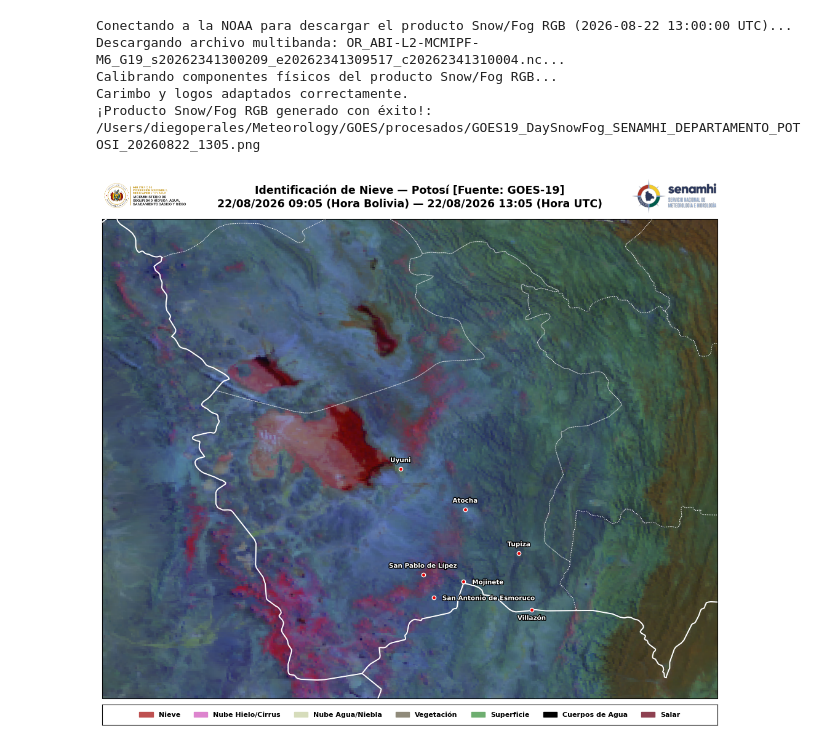
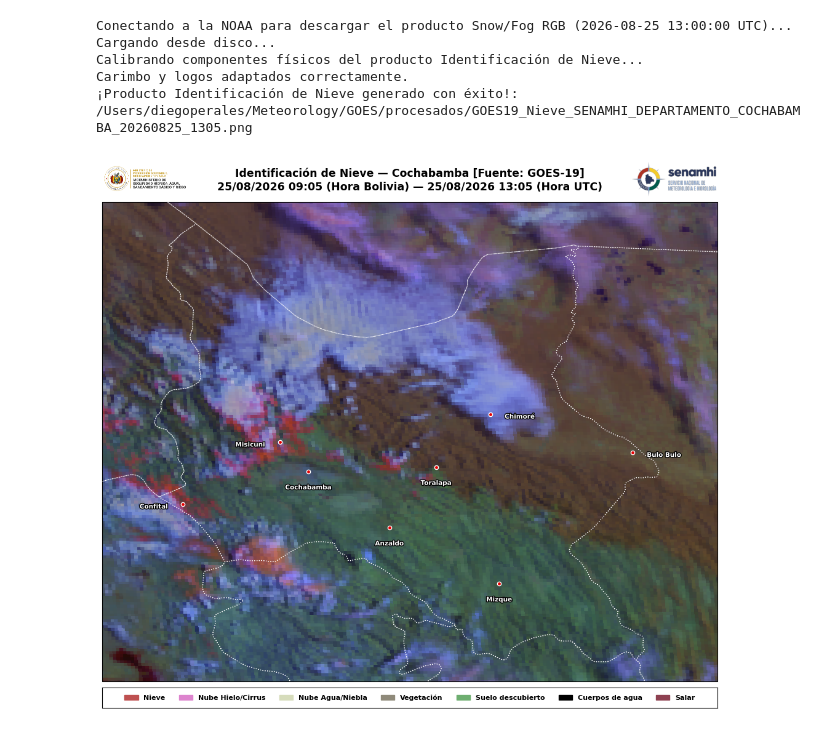
Before and after one commit to diegomapper/goes_env, a Jupyter notebook: Scripts/04_goes19_snowcloud.ipynb, the cells around one changed output. Saved outputs shown, nothing was run; the diff lists cells and outputs as text; code cells hidden in the pictures.

```diff
--- a/Scripts/04_goes19_snowcloud.ipynb
+++ b/Scripts/04_goes19_snowcloud.ipynb
@@ -66,7 +66,7 @@ def obtener_extent_geografico(shp_path, identificador, target_aspect=1.052, buff
 # ==========================================
 # 1. CONFIGURACIÓN DEL USUARIO
 # ==========================================
-FECHA_BUSCADA = datetime(2026, 8, 22, 13, 00)
+FECHA_BUSCADA = datetime(2026, 8, 25, 13, 00)
 
 # Seleccionar el tipo de producto: "DEPARTAMENTO" o "MACROREGION"
 MODO_REGION = "DEPARTAMENTO"
@@ -76,7 +76,7 @@ MODO_REGION = "DEPARTAMENTO"
 # Si MODO_REGION = "DEPARTAMENTO", usa la lógica nomenclatura departamental conocida.
 # Ejemplos para REGION_OBJETIVO: "Potosi", 5, "BOLIVIA (para todo el país)"
 
-REGION_OBJETIVO = "POTOSI"
+REGION_OBJETIVO = "COCHABAMBA"
 
 BASE_DIR = "/Users/diegoperales/Meteorology/GOES"
 RAW_DATA = os.path.join(BASE_DIR, "raw_data")
@@ -197,13 +197,13 @@ LOCALIDADES_REGIONALES = {
         "subtitulo": "Tarija",
         "localidades": {
             "Tarija": {"lat": -21.53, "lon": -64.73, "pos": "top"},
-            "Trancas": {"lat": -21.28, "lon": -64.87, "pos": "top"}
+            "Trancas": {"lat": -21.28, "lon": -64.87, "pos": "top"},
             "Campanario": {"lat": -21.55, "lon": -64.98, "pos": "left"},
             "Bermejo": {"lat": -22.72, "lon": -64.98, "pos": "left"},
             "Yacuiba": {"lat": -22.00, "lon": -63.67, "pos": "right"},
             "Villamontes": {"lat": -21.26, "lon": -63.45, "pos": "right"}
         }
-    }
+    },
 
     # --- MACROREGIONES ---
     "ALTIPLANO": {
@@ -372,9 +372,9 @@ sweep = glob_attrs['sweep_angle_axis']
 dataprojenv = ccrs.Geostationary(central_longitude=lon_0, satellite_height=height, sweep_axis=sweep)
 
 # ==========================================
-# 4. COMPOSICIÓN SNOW/ICE
+# 4. COMPOSICIÓN PRODUCTO NIEVE
 # ==========================================
-print("Calibrando componentes físicos del producto Snow/Fog RGB...")
+print("Calibrando componentes físicos del producto Identificación de Nieve...")
 
 ch03_raw = ds['CMI_C03'].data.astype(float)  # 0.86 µm
 ch05_raw = ds['CMI_C05'].data.astype(float)  # 1.60 µm
@@ -417,25 +417,21 @@ fig.subplots_adjust(left=0.00, right=1.00, top=0.88, bottom=0.06)
 # --- AJUSTE GEOGRÁFICO EQUILIBRADO SEGÚN EL DEPARTAMENTO O REGIÓN ---
 ax.set_extent(extent_final, crs=ccrs.PlateCarree())
 
-# --- EFECTO BORDERLESS ---
+# --- IMAGEN SIN BORDES ---
 X_grid = ds.x.data * height
 Y_grid = ds.y.data * height
 
-# imshow con aspect='auto' es más rápido y exacto
 x_min, x_max = X_grid.min(), X_grid.max()
 y_min, y_max = Y_grid.min(), Y_grid.max()
 
-# Eestirar la imagen satelital para rellenar los bordes laterales vacíos
+# La imagen satelital se extiende hasta los laterales
 ax.imshow(rgb_image, origin='upper', transform=dataprojenv,
           extent=[x_min, x_max, y_min, y_max], aspect='auto', zorder=1)
-
-import cartopy.io.shapereader as shpreader
-import cartopy.feature as cfeature
 
 # --- CAPA 1: LÍMITES GEOGRÁFICOS POLÍTICO-ADMINISTRATIVOS ---
 COLOR_BLANCO = '#ffffff'
 
-# 1. Costas y Fronteras de países (Resolución 10m de Cartopy)
+# 1. Costas y Fronteras de países (Cartopy emplea 10m de resolución)
 # Declaramos explícitamente la resolución '10m' para que coincida exactamente con los estados
 borde_nacional = cfeature.NaturalEarthFeature(category='cultural',
                                               name='admin_0_boundary_lines_land',
@@ -459,14 +455,14 @@ reader = shpreader.Reader(shapename)
 # Filtramos la base de datos global para obtener SOLO los de Bolivia
 bolivia_states = [estado.geometry for estado in reader.records() if estado.attributes['admin'] == 'Bolivia']
 
-# Dibujamos los departamentos
+# Graficamos los departamentos
 ax.add_geometries(bolivia_states, crs=ccrs.PlateCarree(),
                   facecolor='none', edgecolor=COLOR_BLANCO,
-                  linestyle=(0, (1, 2)), linewidth=0.7, zorder=4)
+                  linestyle=(0, (1, 2)), linewidth=0.9, zorder=4)
 
 # --- CAPA 2: LOCALIDADES POR DEPARTAMENTO O REGIÓN ---
 
-# El bucle ahora lee el diccionario de la región activa:
+# El bucle lee el diccionario de la región activa:
 for ciudad, info in localidades_final.items():
     ax.plot(info["lon"], info["lat"], marker='o', color='#E50001', markersize=4.5,
             markeredgecolor='white', markeredgewidth=1.0, transform=ccrs.PlateCarree(), zorder=10)
@@ -495,7 +491,7 @@ ax.set_title(
 
 # --- CAPA 5: LEYENDA HORIZONTAL ---
 pos_mapa = ax.get_position()
-ax_leyenda = fig.add_axes([0.00, pos_mapa.y0 - 0.045, 1.00, 0.035]) # Forzamos ancho completo 0.00 a 1.00
+ax_leyenda = fig.add_axes([0.00, pos_mapa.y0 - 0.045, 1.00, 0.035]) # Ancho completo 0.00 a 1.00
 ax_leyenda.set_facecolor('#ffffff')
 ax_leyenda.set_xticks([])
 ax_leyenda.set_yticks([])
@@ -505,8 +501,8 @@ parches_leyenda = [
     mpatches.Patch(color='#DD84CE', label='Nube Hielo/Cirrus'),
     mpatches.Patch(color='#D6DCBB', label='Nube Agua/Niebla'),
     mpatches.Patch(color='#8F8A7A', label='Vegetación'),
-    mpatches.Patch(color='#6EAE70', label='Superficie'),
-    mpatches.Patch(color='#000000', label='Cuerpos de Agua'),
+    mpatches.Patch(color='#6EAE70', label='Suelo descubierto'),
+    mpatches.Patch(color='#000000', label='Cuerpos de agua'),
     mpatches.Patch(color='#8E4151', label='Salar')
 ]
 
@@ -522,37 +518,37 @@ try:
     img_ministerio_path = os.path.join(PATH_LOGOS, "logo_ministerio.png")
     img_senamhi_path = os.path.join(PATH_LOGOS, "logo_senamhi.png")
 
     if os.path.exists(img_ministerio_path) and os.path.exists(img_senamhi_path):
         logo_ministerio = mpimg.imread(img_ministerio_path)
         logo_senamhi = mpimg.imread(img_senamhi_path)
 
         ax_logo_min = fig.add_axes([pos_mapa.x0, pos_mapa.y1 + 0.005, 0.14, 0.07])
         ax_logo_min.imshow(logo_ministerio)
         ax_logo_min.axis('off')
 
         ax_logo_sen = fig.add_axes([pos_mapa.x1 - 0.14, pos_mapa.y1 + 0.005, 0.14, 0.07])
         ax_logo_sen.imshow(logo_senamhi)
         ax_logo_sen.axis('off')
         print("Carimbo y logos adaptados correctamente.")
 except Exception as e:
     print(f"Alerta logos: {e}")
 
 # --- GUARDAR ARCHIVO CON NOMBRE DINÁMICO ---
 if isinstance(REGION_OBJETIVO, list):
     str_region = "_".join([str(x) for x in REGION_OBJETIVO])
 else:
     str_region = str(REGION_OBJETIVO)
 
-output_name = f"{OUTPUTS}/GOES19_DaySnowFog_SENAMHI_{MODO_REGION.upper()}_{str_region.upper()}_{fecha_utc.strftime('%Y%m%d_%H%M')}.png"
+output_name = f"{OUTPUTS}/GOES19_Nieve_SENAMHI_{MODO_REGION.upper()}_{str_region.upper()}_{fecha_utc.strftime('%Y%m%d_%H%M')}.png"
 
 plt.savefig(output_name, dpi=200, bbox_inches='tight', pad_inches=0.03)
-print(f"¡Producto Snow/Fog RGB generado con éxito!: {output_name}")
+print(f"¡Producto Identificación de Nieve generado con éxito!: {output_name}")
 
 plt.show()
 # %% [output]
-Conectando a la NOAA para descargar el producto Snow/Fog RGB (2026-08-22 13:00:00 UTC)...
-Descargando archivo multibanda: OR_ABI-L2-MCMIPF-M6_G19_s20262341300209_e20262341309517_c20262341310004.nc...
-Calibrando componentes físicos del producto Snow/Fog RGB...
+Conectando a la NOAA para descargar el producto Snow/Fog RGB (2026-08-25 13:00:00 UTC)...
+Cargando desde disco...
+Calibrando componentes físicos del producto Identificación de Nieve...
 Carimbo y logos adaptados correctamente.
-¡Producto Snow/Fog RGB generado con éxito!: /Users/diegoperales/Meteorology/GOES/procesados/GOES19_DaySnowFog_SENAMHI_DEPARTAMENTO_POTOSI_20260822_1305.png
+¡Producto Identificación de Nieve generado con éxito!: /Users/diegoperales/Meteorology/GOES/procesados/GOES19_Nieve_SENAMHI_DEPARTAMENTO_COCHABAMBA_20260825_1305.png
-[figure, old version]
+[figure, new version]
```
